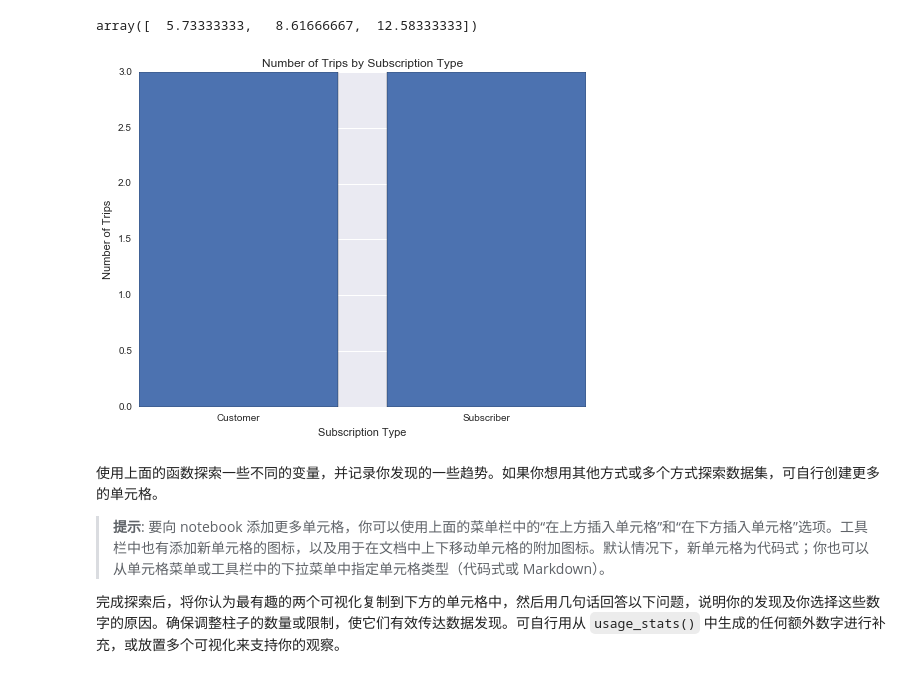
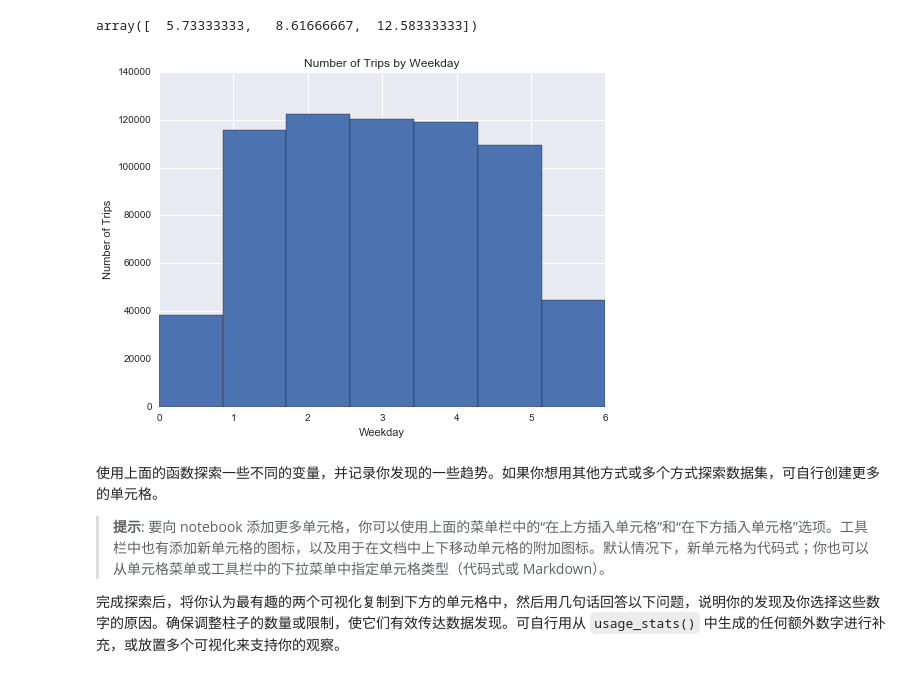
Before and after one commit to dagangwood163/NanoDA, a Jupyter notebook: P0 bike_sharing/Bay_Area_Bike_Share_Analysis.ipynb, the cells around one changed output. Saved outputs shown, nothing was run; the diff lists cells and outputs as text; code cells hidden in the pictures.

```diff
--- a/P0 bike_sharing/Bay_Area_Bike_Share_Analysis.ipynb
+++ b/P0 bike_sharing/Bay_Area_Bike_Share_Analysis.ipynb
@@ -307,10 +317,10 @@ The median trip duration is 8.62 minutes.
 25% of trips are shorter than 5.73 minutes.
 25% of trips are longer than 12.58 minutes.
 array([  5.73333333,   8.61666667,  12.58333333])
-# %%
-usage_plot(trip_data, 'subscription_type', ["start_city == 'San Francisco'", "end_city == 'Redwood City'"])
-# %% [output]
-[figure, removed]
+# %%
+usage_plot(trip_data,'weekday',n_bins=7)
+# %% [output]
+[figure, added]
 # %% [markdown]
 使用上面的函数探索一些不同的变量，并记录你发现的一些趋势。如果你想用其他方式或多个方式探索数据集，可自行创建更多的单元格。
 
```
Also changed, not shown: parts of 9 cells of this notebook, 20 other files.
